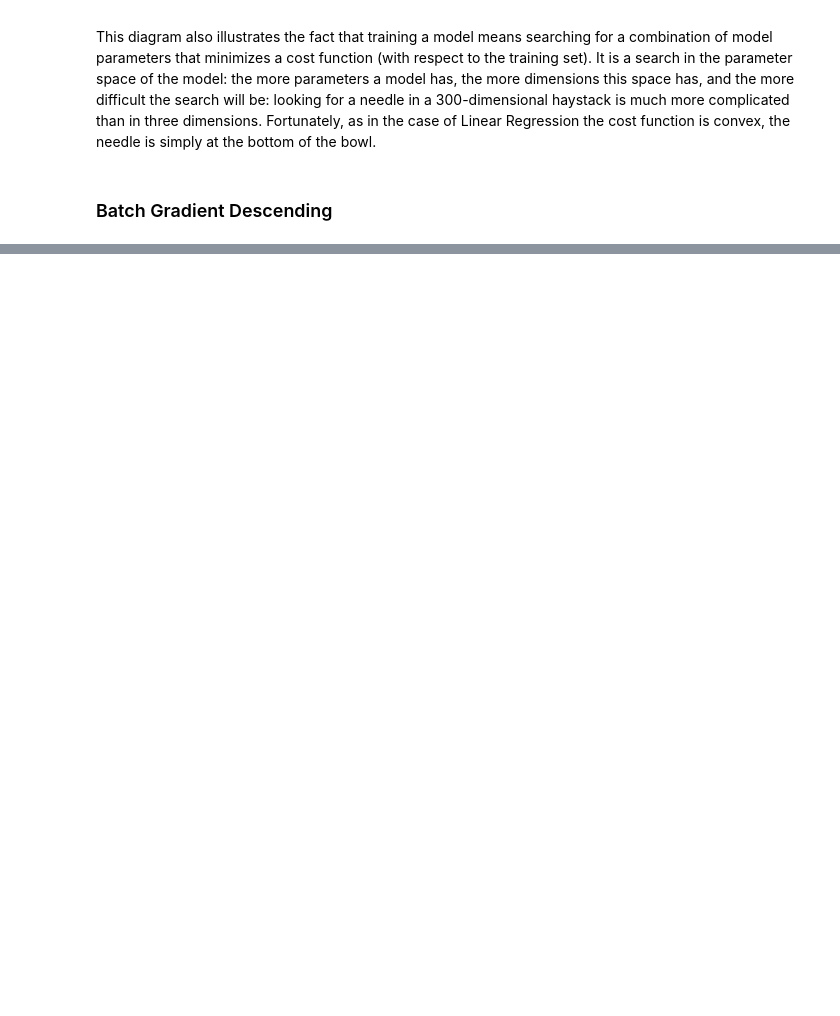
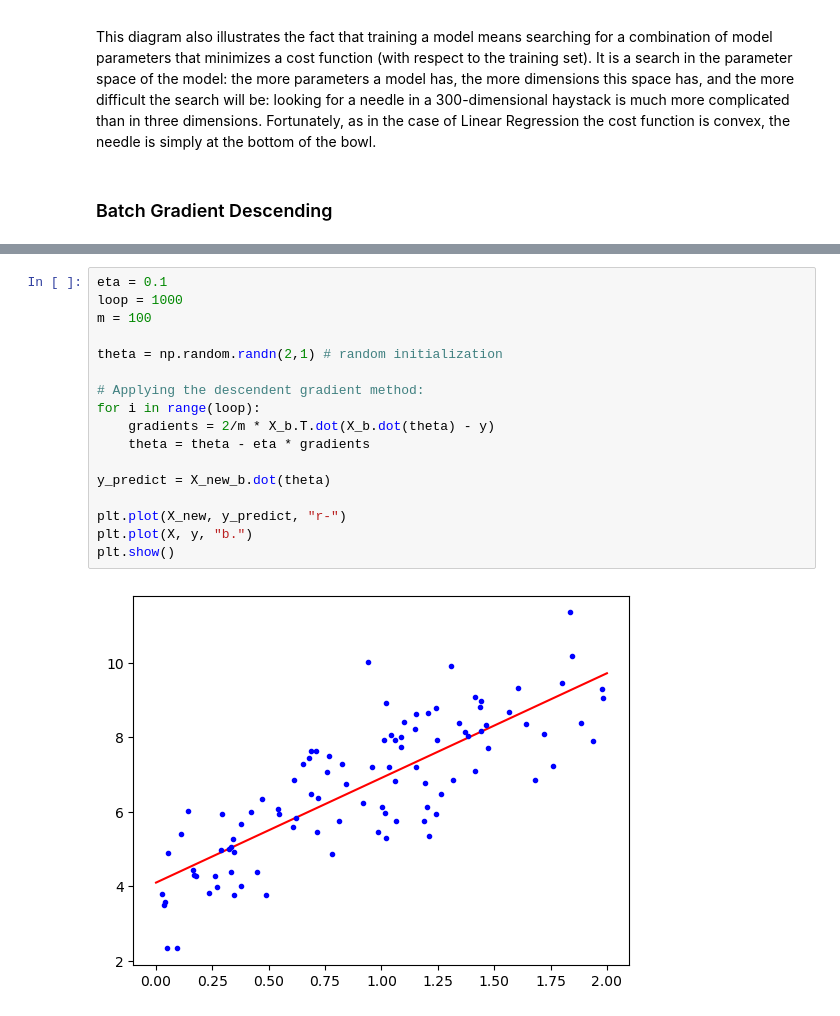
Before and after one commit to BPalhano/Machine-Learning, a Jupyter notebook: Chapter .5/Model Learning.ipynb, the cells around one changed output, grey strips where cells are left out. Cells and saved outputs as stored; diff of their text form; blank space fills up the shorter version.

```diff
--- a/Chapter .5/Model Learning.ipynb
+++ b/Chapter .5/Model Learning.ipynb
@@ -115,0 +136,19 @@ This diagram also illustrates the fact that training a model means searching for
+# %%
+eta = 0.1
+loop = 1000
+m = 100
+
+theta = np.random.randn(2,1) # random initialization
+
+# Applying the descendent gradient method:
+for i in range(loop):
+    gradients = 2/m * X_b.T.dot(X_b.dot(theta) - y)
+    theta = theta - eta * gradients
+
+y_predict = X_new_b.dot(theta)
+
+plt.plot(X_new, y_predict, "r-")
+plt.plot(X, y, "b.")
+plt.show()
+# %% [output]
+[figure, added]
```
Also changed, not shown: parts of 8 cells of this notebook.
